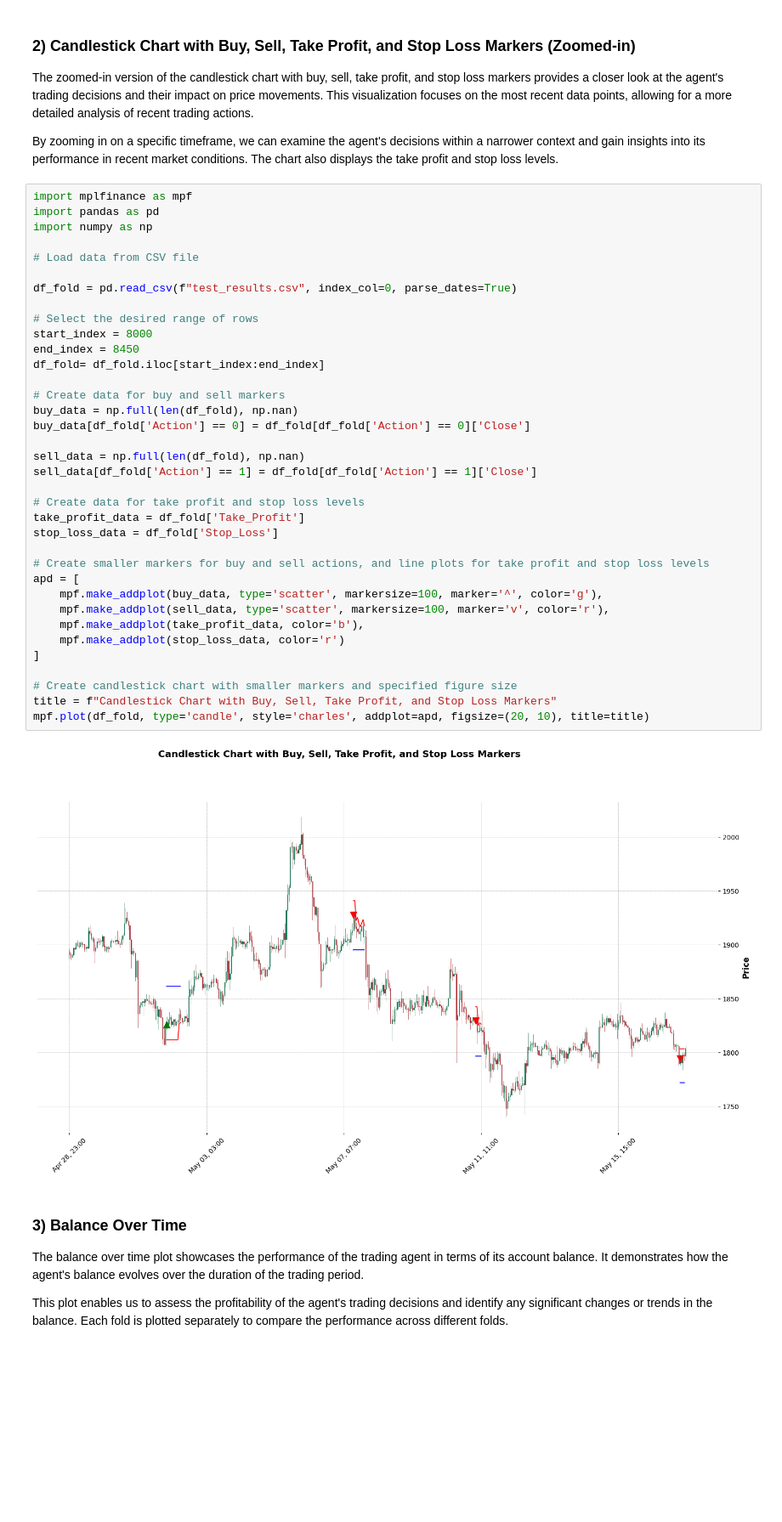
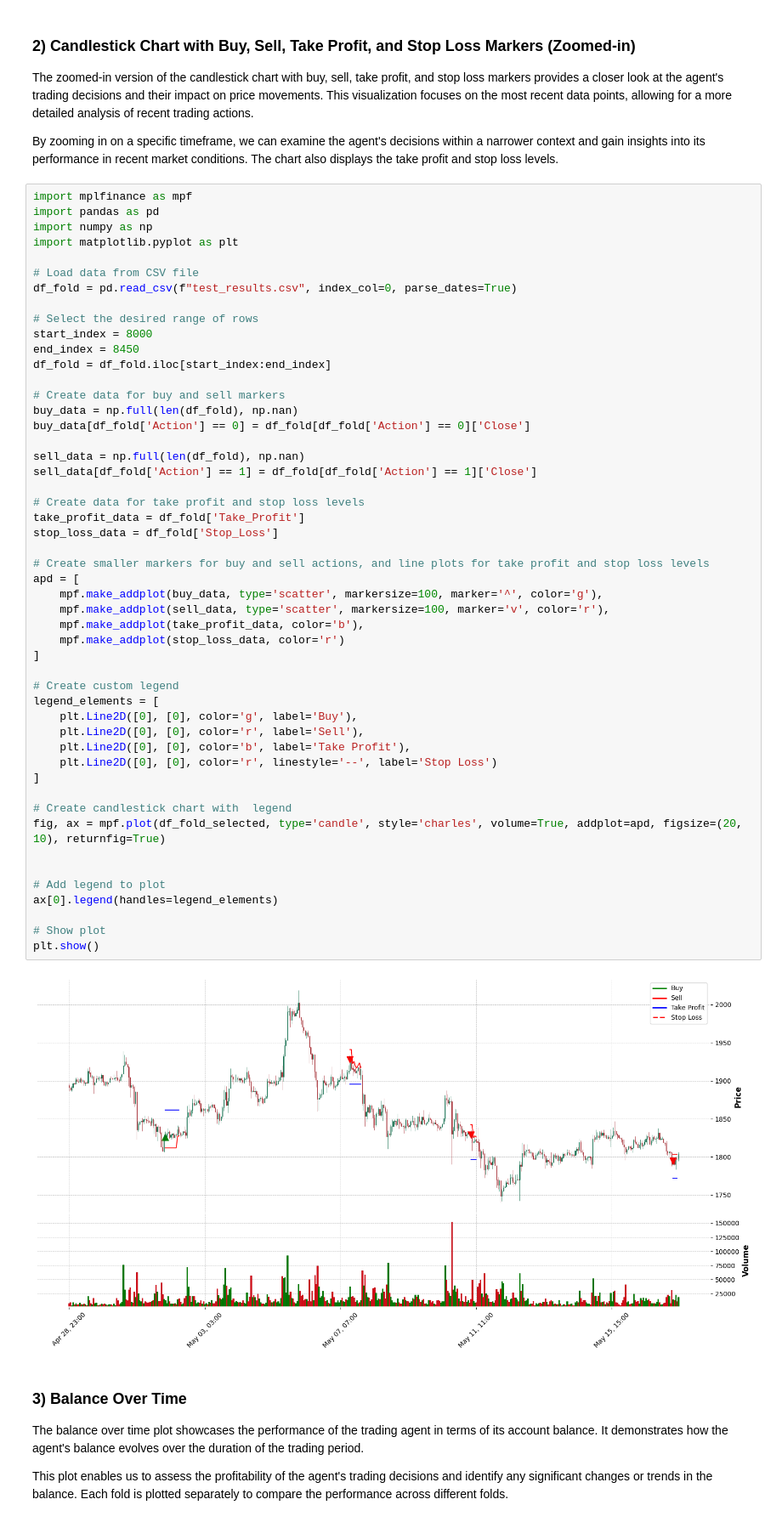
Before and after one commit to guldo111/deep-rl-trading_agent-custom_environment, a Jupyter notebook: drl_stop_loss_agent.ipynb, the cells around one changed output. Shown at 85% size. Saved outputs shown, nothing was run; the diff lists cells and outputs as text; blank space fills up the shorter version.

```diff
--- a/drl_stop_loss_agent.ipynb
+++ b/drl_stop_loss_agent.ipynb
@@ -628,40 +628,54 @@ By zooming in on a specific timeframe, we can examine the agent's decisions with
 import mplfinance as mpf
 import pandas as pd
 import numpy as np
+import matplotlib.pyplot as plt
 
 # Load data from CSV file
-
 df_fold = pd.read_csv(f"test_results.csv", index_col=0, parse_dates=True)
 
 # Select the desired range of rows
 start_index = 8000
 end_index = 8450
-df_fold= df_fold.iloc[start_index:end_index]
+df_fold = df_fold.iloc[start_index:end_index]
 
 # Create data for buy and sell markers
 buy_data = np.full(len(df_fold), np.nan)
 buy_data[df_fold['Action'] == 0] = df_fold[df_fold['Action'] == 0]['Close']
 
 sell_data = np.full(len(df_fold), np.nan)
 sell_data[df_fold['Action'] == 1] = df_fold[df_fold['Action'] == 1]['Close']
 
 # Create data for take profit and stop loss levels
 take_profit_data = df_fold['Take_Profit']
 stop_loss_data = df_fold['Stop_Loss']
 
 # Create smaller markers for buy and sell actions, and line plots for take profit and stop loss levels
 apd = [
     mpf.make_addplot(buy_data, type='scatter', markersize=100, marker='^', color='g'),
     mpf.make_addplot(sell_data, type='scatter', markersize=100, marker='v', color='r'),
     mpf.make_addplot(take_profit_data, color='b'),
     mpf.make_addplot(stop_loss_data, color='r')
 ]
 
-# Create candlestick chart with smaller markers and specified figure size
-title = f"Candlestick Chart with Buy, Sell, Take Profit, and Stop Loss Markers"
-mpf.plot(df_fold, type='candle', style='charles', addplot=apd, figsize=(20, 10), title=title)
+# Create custom legend
+legend_elements = [
+    plt.Line2D([0], [0], color='g', label='Buy'),
+    plt.Line2D([0], [0], color='r', label='Sell'),
+    plt.Line2D([0], [0], color='b', label='Take Profit'),
+    plt.Line2D([0], [0], color='r', linestyle='--', label='Stop Loss')
+]
+
+# Create candlestick chart with  legend
+fig, ax = mpf.plot(df_fold_selected, type='candle', style='charles', volume=True, addplot=apd, figsize=(20, 10), returnfig=True)
+
+
+# Add legend to plot
+ax[0].legend(handles=legend_elements)
+
+# Show plot
+plt.show()
 # %% [output]
-[figure, old version]
+[figure, new version]
 # %% [markdown]
 ### 3) Balance Over Time
 
```
